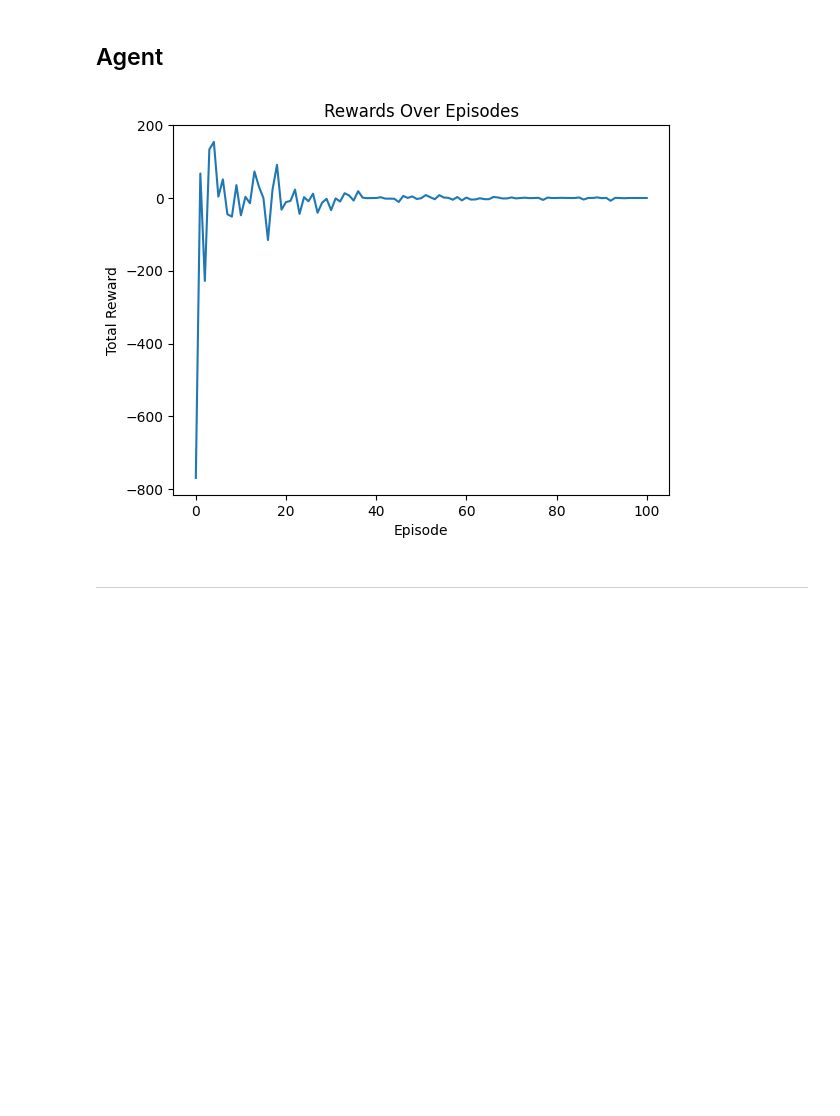
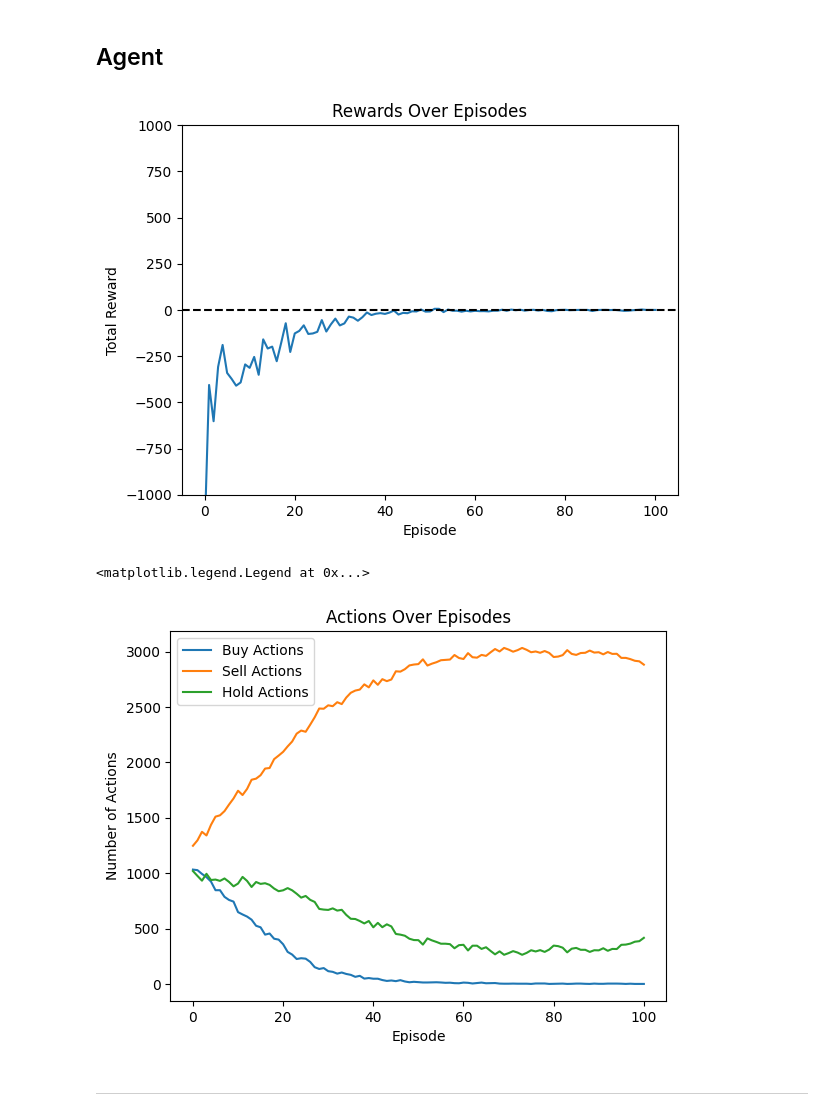
Before and after one commit to ramonges/Reinforcement-Learning-Project, a Jupyter notebook: src/ppoagent.ipynb, the cells around one changed output. Drawn from its saved outputs; the diff is of its cells as text; code cells hidden in the pictures; blank space fills up the shorter version.

Commit message:
plot actions taken, fees
- plot N buy, sell, hold
- fees to control the number of sell, buy

```diff
--- a/src/ppoagent.ipynb
+++ b/src/ppoagent.ipynb
@@ -199,12 +199,13 @@ class Critic(nn.Module):
 
 
 class Agent:
-    def __init__(self, state_dim, action_dim, gamma=0.99, alpha=0.0003, gae_lambda=0.95, policy_clip=0.2, batch_size=64, n_epochs=10):
-        self.gamma = gamma
-        self.policy_clip = policy_clip
+    def __init__(self, state_dim, action_dim, gamma=0.7, alpha=0.0001, gae_lambda=0.98, policy_clip=0.8, batch_size=64, n_epochs=10):
+        self.gamma = gamma # Discount factor : How much to weight immediate rewards
+        self.policy_clip = policy_clip # Clipping parameter epsilon: How much to clip the ratio in PPO (to prevent too large policy update)
         self.n_epochs = n_epochs
-        self.gae_lambda = gae_lambda
+        self.gae_lambda = gae_lambda # Lambda parameter for Generalized Advantage Estimation: How much to weight future rewards
         self.batch_size = batch_size
+
 
         self.actor = Actor(state_dim, action_dim)
         self.critic = Critic(state_dim)
@@ -317,24 +318,28 @@ import torch
 import numpy as np
 
 class TradingEnvironment:
-    def __init__(self, data, initial_balance=10000):
+    def __init__(self, data, initial_balance=10000 , buy_fee=0.001, sell_fee=0.005):
         self.data = data
         self.initial_balance = initial_balance
         self.reset()
+
+        self.buy_fee = buy_fee
+        self.sell_fee = sell_fee
 
     def step(self, action):
         done = False
         self.stock_price = self.data[self.current_step]
 
         if action == 1: # Buy
-            if self.total_balance >= self.stock_price:
+            if self.total_balance >= self.stock_price + self.stock_price * self.buy_fee:
                 self.stock_owned += 1
-                self.total_balance -= self.stock_price
+                self.total_balance -= self.stock_price + self.stock_price * self.buy_fee
+
 
         elif action == 2: # Sell
             if self.stock_owned > 0:
                 self.stock_owned -= 1
-                self.total_balance += self.stock_price
+                self.total_balance += self.stock_price - self.stock_price * self.sell_fee
 
         self.current_step += 1
         if self.current_step >= len(self.data) - 1:
@@ -376,25 +381,41 @@ episode_count = 100
 
 
 env = TradingEnvironment(data=X_train)
-agent = Agent(state_dim=state_dim, action_dim=action_dim, n_epochs=5, batch_size=64)
+agent = Agent(state_dim=state_dim, action_dim=action_dim, n_epochs=10, batch_size=16)
 
 episode_rewards = []
+
+number_of_buy_actions = []
+number_of_sell_actions = []
+number_of_hold_actions = []
 
 pbar = tqdm(range(episode_count + 1), desc='Training Progress')
 for episode in pbar:
     state = env.reset()  # State is now a torch tensor
     total_episode_reward = 0
 
+    buy_action_count = 0
+    sell_action_count = 0
+    hold_action_count = 0
+
     while True:
 
         action, log_prob = agent.act(state)
         next_state, reward, done, _ = env.step(action)
+
+        if action == 1:
+            buy_action_count += 1
+        elif action == 2:
+            sell_action_count += 1
+        else:
+            hold_action_count += 1
 
         # Store transition in agent memory as tensors
         agent.store_transition(state, action, log_prob, reward, done)
 
         state = next_state
         total_episode_reward += reward
+
 
         if done:
             break
@@ -403,15 +424,33 @@ for episode in pbar:
 
     episode_rewards.append(total_episode_reward)
 
+    number_of_buy_actions.append(buy_action_count)
+    number_of_sell_actions.append(sell_action_count)
+    number_of_hold_actions.append(hold_action_count)
+
     pbar.set_description(f"Reward: {total_episode_reward:.3f}")
     pbar.refresh()
-
-plt.plot(episode_rewards)
-plt.title('Rewards Over Episodes')
-plt.xlabel('Episode')
-plt.ylabel('Total Reward')
-plt.show()
-# %% [output]
-[figure, removed]
+# %%
+# plot the rewards over episodes
+plt.plot(episode_rewards)
+plt.title('Rewards Over Episodes')
+plt.xlabel('Episode')
+plt.ylabel('Total Reward')
+plt.ylim(-1000, 1000)
+plt.axhline(y=0, color='k', linestyle='--')
+plt.show()
+
+# plot the number of actions over episodes
+plt.plot(number_of_buy_actions, label='Buy Actions')
+plt.plot(number_of_sell_actions, label='Sell Actions')
+plt.plot(number_of_hold_actions, label='Hold Actions')
+plt.title('Actions Over Episodes')
+plt.xlabel('Episode')
+plt.ylabel('Number of Actions')
+plt.legend()
+# %% [output]
+[figure, added]
+<matplotlib.legend.Legend at 0x...>
+[figure, added]
 # %% [markdown]
 ---
```
Also changed, not shown: parts of 1 cell of this notebook.
